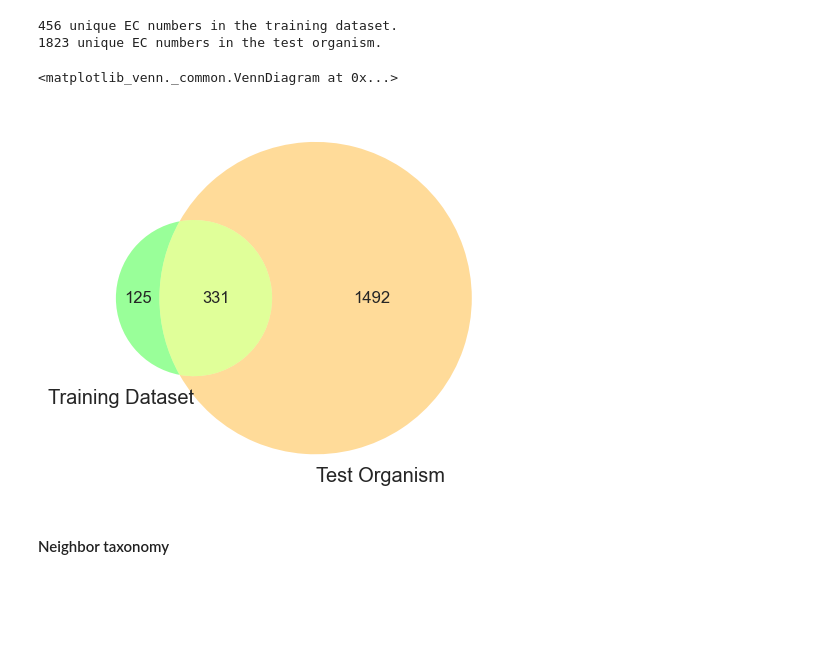
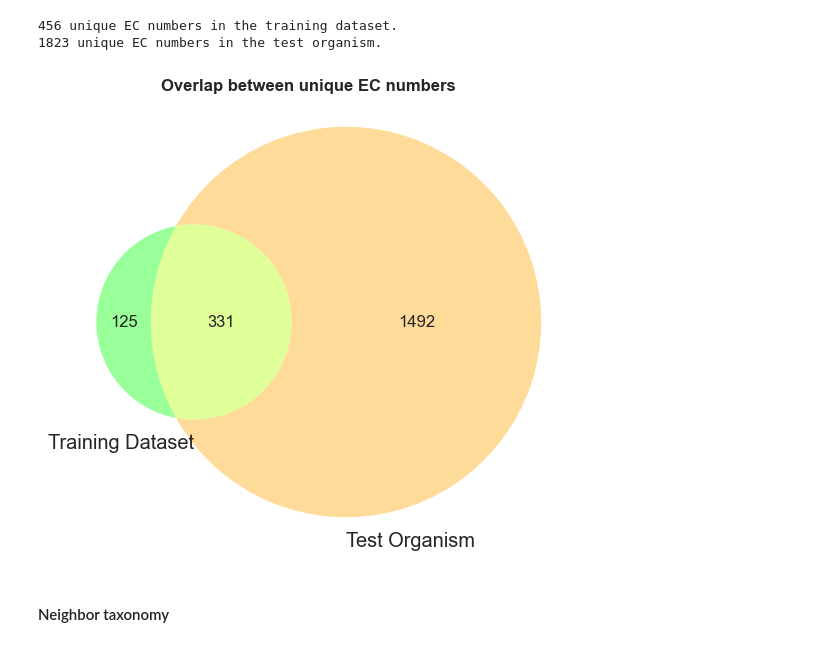
Before and after one commit to giovannellilab/media-prediction, a Jupyter notebook: notebooks/03-MIPEM.ipynb, the cells around one changed output. Saved outputs shown, nothing was run; the diff lists cells and outputs as text; code cells hidden in the pictures; blank space fills up the shorter version.

```diff
--- a/notebooks/03-MIPEM.ipynb
+++ b/notebooks/03-MIPEM.ipynb
@@ -283,15 +283,19 @@ print(len(set(test_list)), "unique EC numbers in the test organism.")
 # %%
 from matplotlib import pyplot as plt
 from matplotlib_venn import venn2
 
-venn2(
+fig, ax = plt.subplots(figsize=(8.5,6))
+v = venn2(
     subsets=[set(taxa2ec_list), set(test_list)],
     set_labels=["Training Dataset", "Test Organism"],
     set_colors=["lime", "orange"]
 )
+ax.axis('off')
+fig.suptitle("Overlap between unique EC numbers", fontsize=12, weight='bold', y=0.90)
+
+facet_figs.append(fig)
 # %% [output]
-<matplotlib_venn._common.VennDiagram at 0x...>
-[figure, old version]
+[figure, new version]
 # %% [markdown]
 #### Neighbor taxonomy
 # %%
```
Also changed, not shown: parts of 1 cell of this notebook, 1 other file.
